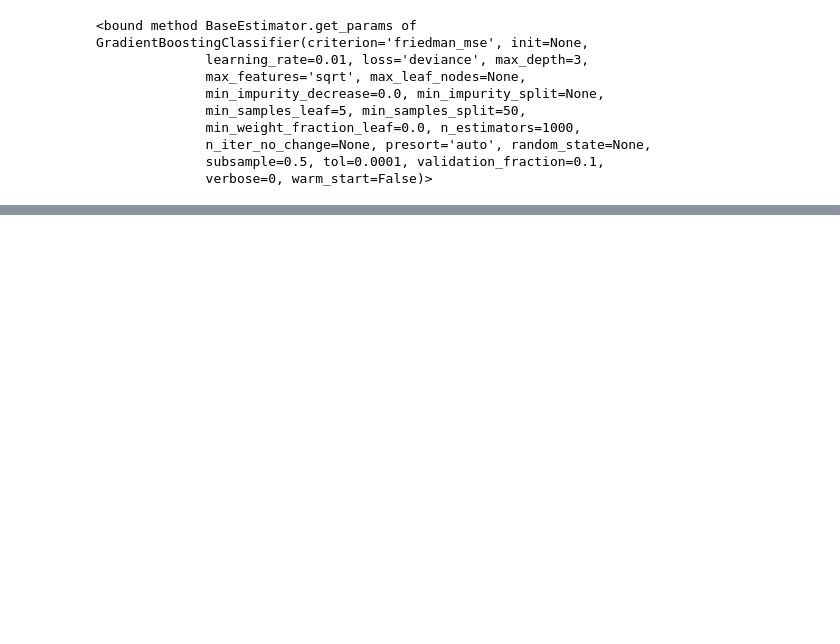
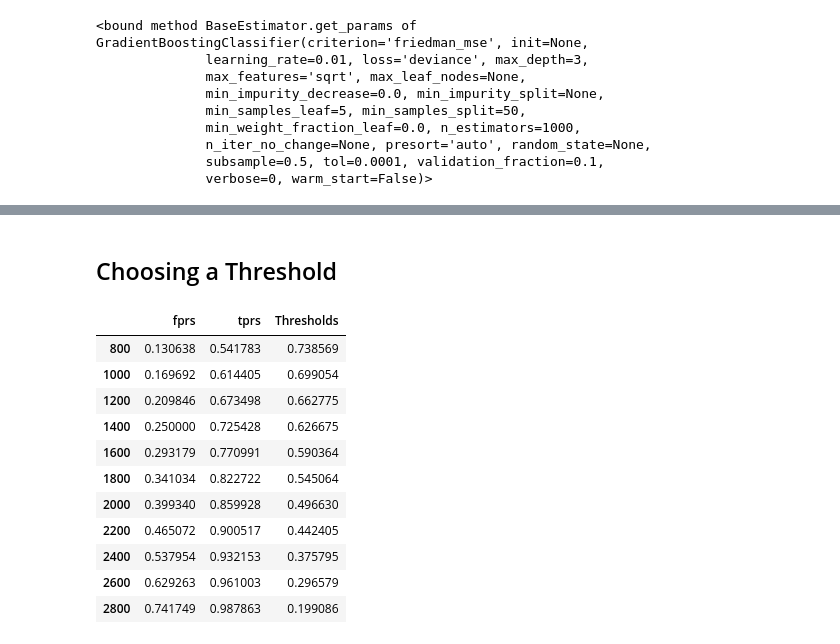
Before and after one commit to jeremymiller00/Predicting-Success-in-Online-Education, a Jupyter notebook: models/gradient_boost_completion_first_quarter.ipynb, the cells around one changed output, grey strips where cells are left out. Saved outputs shown, nothing was run; the diff lists cells and outputs as text; code cells hidden in the pictures; blank space fills up the shorter version.

```diff
--- a/models/gradient_boost_completion_first_quarter.ipynb
+++ b/models/gradient_boost_completion_first_quarter.ipynb
@@ -106,0 +183,17 @@ Confusion Matrix:
+# %% [markdown]
+## Choosing a Threshold
+# %%
+pd.DataFrame(data={'fprs': fprs, 'tprs': tprs, 'Thresholds': thresh}).loc[800:3487:200]
+# %% [output]
+|  | fprs | tprs | Thresholds |
+| 800 | 0.130638 | 0.541783 | 0.738569 |
+| 1000 | 0.169692 | 0.614405 | 0.699054 |
+| 1200 | 0.209846 | 0.673498 | 0.662775 |
+| 1400 | 0.250000 | 0.725428 | 0.626675 |
+| 1600 | 0.293179 | 0.770991 | 0.590364 |
+| 1800 | 0.341034 | 0.822722 | 0.545064 |
+| 2000 | 0.399340 | 0.859928 | 0.496630 |
+| 2200 | 0.465072 | 0.900517 | 0.442405 |
+| 2400 | 0.537954 | 0.932153 | 0.375795 |
+| 2600 | 0.629263 | 0.961003 | 0.296579 |
+| 2800 | 0.741749 | 0.987863 | 0.199086 |
```
Also changed, not shown: parts of 19 cells of this notebook, 4 other files.
